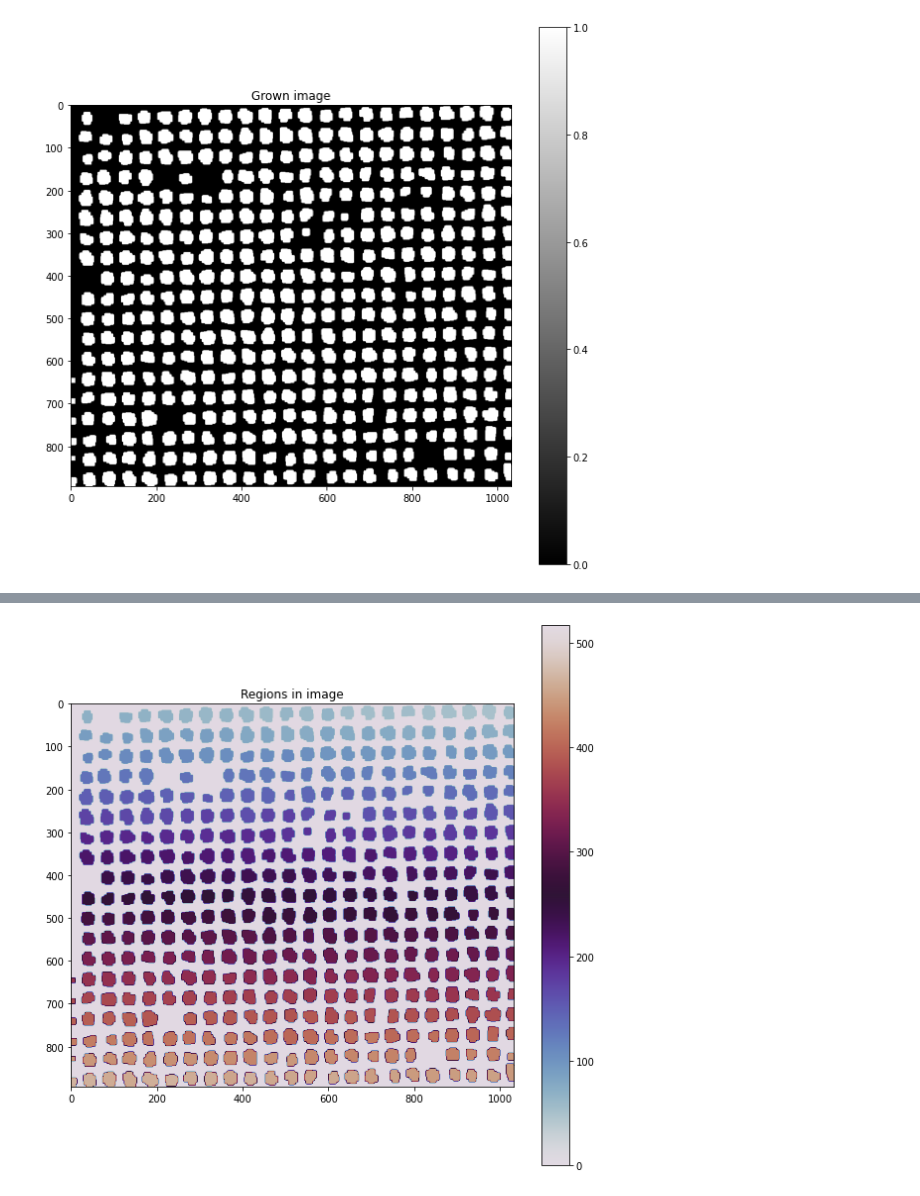
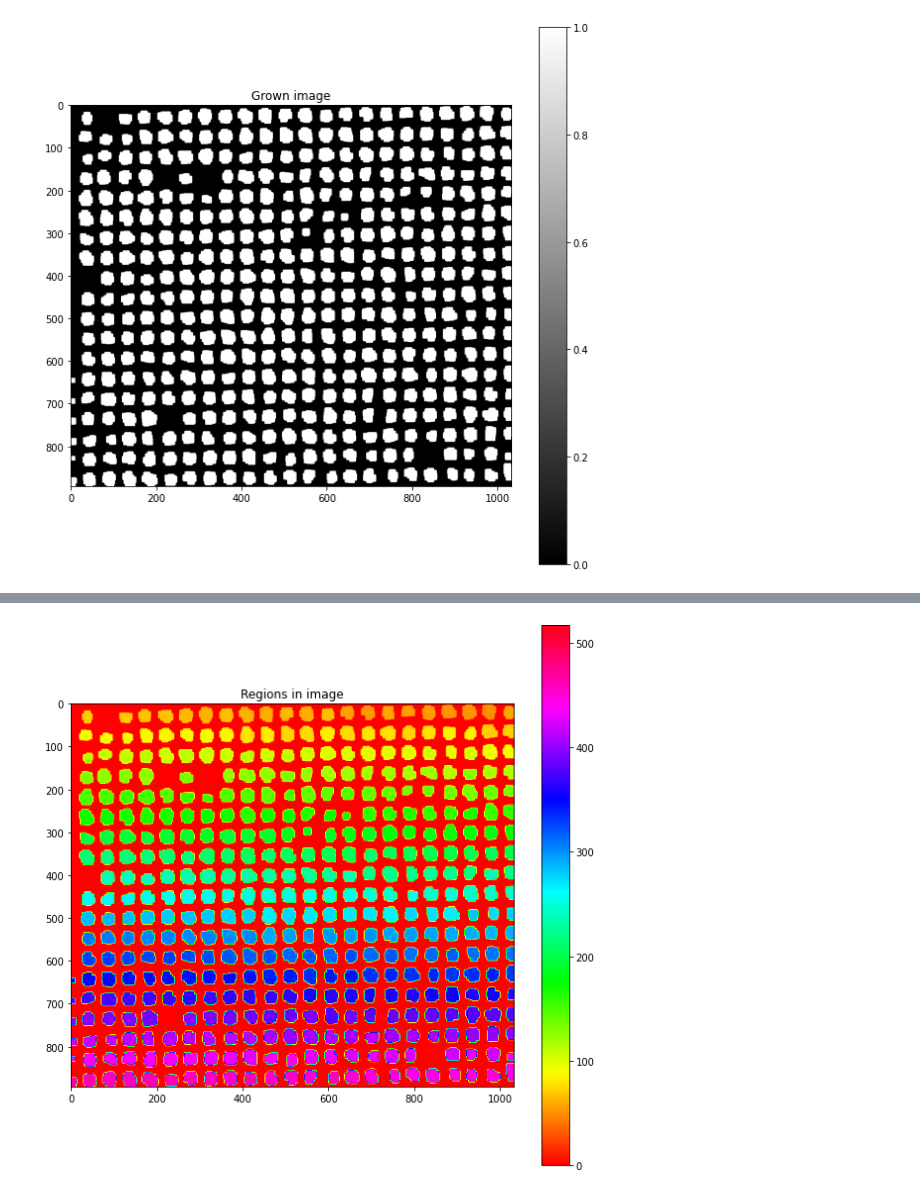
Before and after one commit to Clapfire/oip_image_processing_assignment_1, a Jupyter notebook: src/segmentation.ipynb, the cells around one changed output, grey strips where cells are left out. Drawn from its saved outputs; the diff is of its cells as text; code cells hidden in the pictures.

```diff
--- a/src/segmentation.ipynb
+++ b/src/segmentation.ipynb
@@ -59,9 +59,9 @@ regionImg = oiplib.labelRegions(grownBinImg, lmin=50)
 stop = time.perf_counter()
 # %%
 # Show regions in picture.
-oiplib.showImage(regionImg, "Regions in image", figsize=(10, 10), cmap="twilight", vmax=np.amax(regionImg)+50);
+oiplib.showImage(regionImg, "Regions in image", figsize=(10, 10), cmap="hsv", vmax=np.amax(regionImg)+50);
 # %% [output]
-[figure, old version]
+[figure, new version]
 # %%
 # Display runtime performance.
 print("Time elapsed during labelling: %.2fs"%(stop - start))
```
Also changed, not shown: parts of 5 cells of this notebook, 1 other file.
